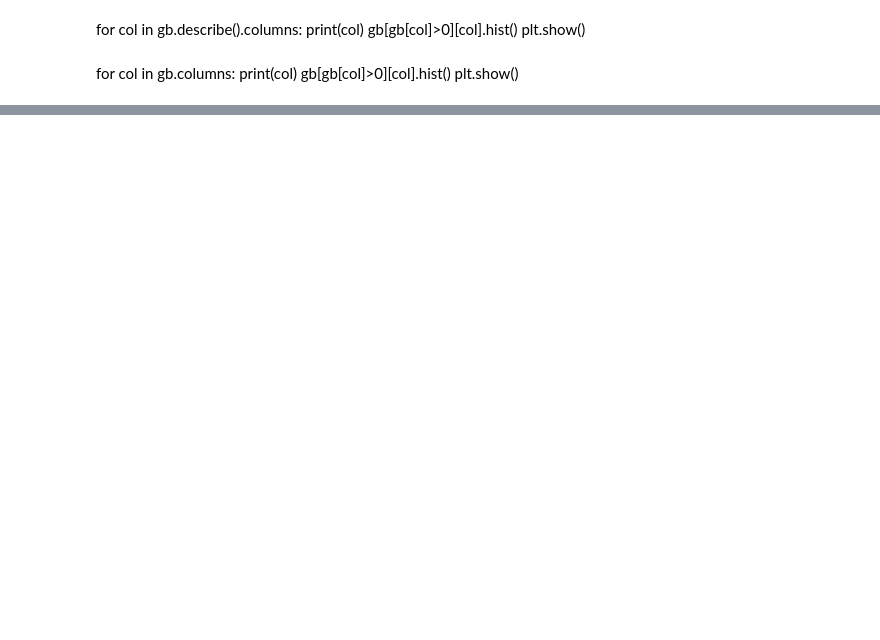
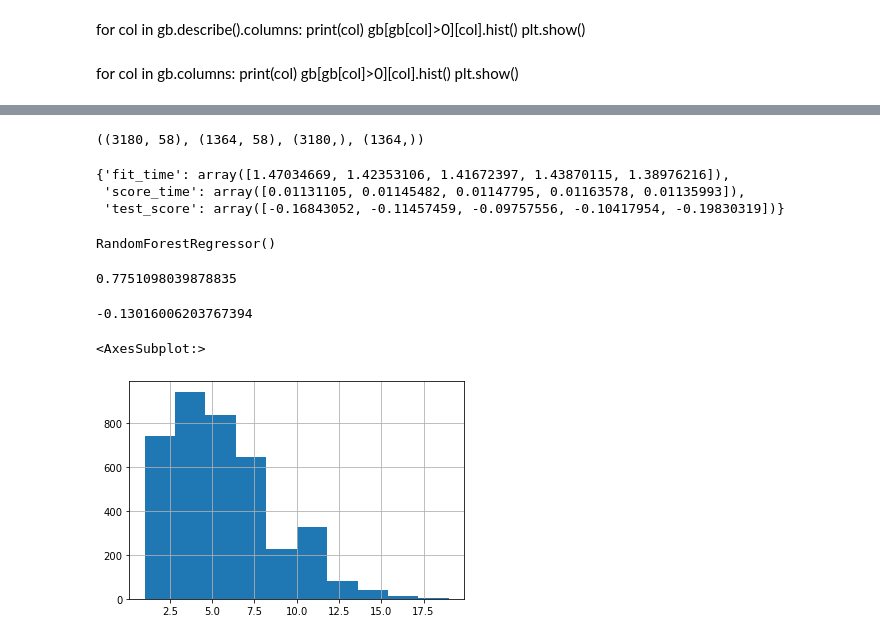
Before and after one commit to GalSalomon/nfl_career_prediction, a Jupyter notebook: nfl_pred.ipynb, the cells around one changed output, grey strips where cells are left out. Saved outputs shown, nothing was run; the diff lists cells and outputs as text; code cells hidden in the pictures; blank space fills up the shorter version.

```diff
--- a/nfl_pred.ipynb
+++ b/nfl_pred.ipynb
@@ -195,0 +203,2 @@ len(gb)
+# %%
+gb = gb.dropna()
@@ -195,0 +225,36 @@ len(gb)
+# %%
+target = 'career_length'
+X = gb[gb.columns.drop(target)]
+y = gb[target]
+
+X_train, X_test, y_train, y_test = train_test_split(X, y, test_size=0.30, random_state=13)
+X_train.shape, X_test.shape, y_train.shape, y_test.shape
+# %% [output]
+((3180, 58), (1364, 58), (3180,), (1364,))
+# %%
+kf = KFold(n_splits=5, shuffle=True, random_state=42)
+rf = RandomForestRegressor(criterion='mse')
+scores = cross_validate(rf, X_train, y_train, cv=kf, scoring='r2')
+# %%
+scores
+# %% [output]
+{'fit_time': array([1.47034669, 1.42353106, 1.41672397, 1.43870115, 1.38976216]),
+ 'score_time': array([0.01131105, 0.01145482, 0.01147795, 0.01163578, 0.01135993]),
+ 'test_score': array([-0.16843052, -0.11457459, -0.09757556, -0.10417954, -0.19830319])}
+# %%
+rf.fit(X_train, y_train)
+# %% [output]
+RandomForestRegressor()
+# %%
+rf.score(X_train, y_train)
+# %% [output]
+0.7751098039878835
+# %%
+rf.score(X_test, y_test)
+# %% [output]
+-0.13016006203767394
+# %%
+y_train.hist()
+# %% [output]
+<AxesSubplot:>
+[figure, added]
```
Also changed, not shown: parts of 12 cells of this notebook.
